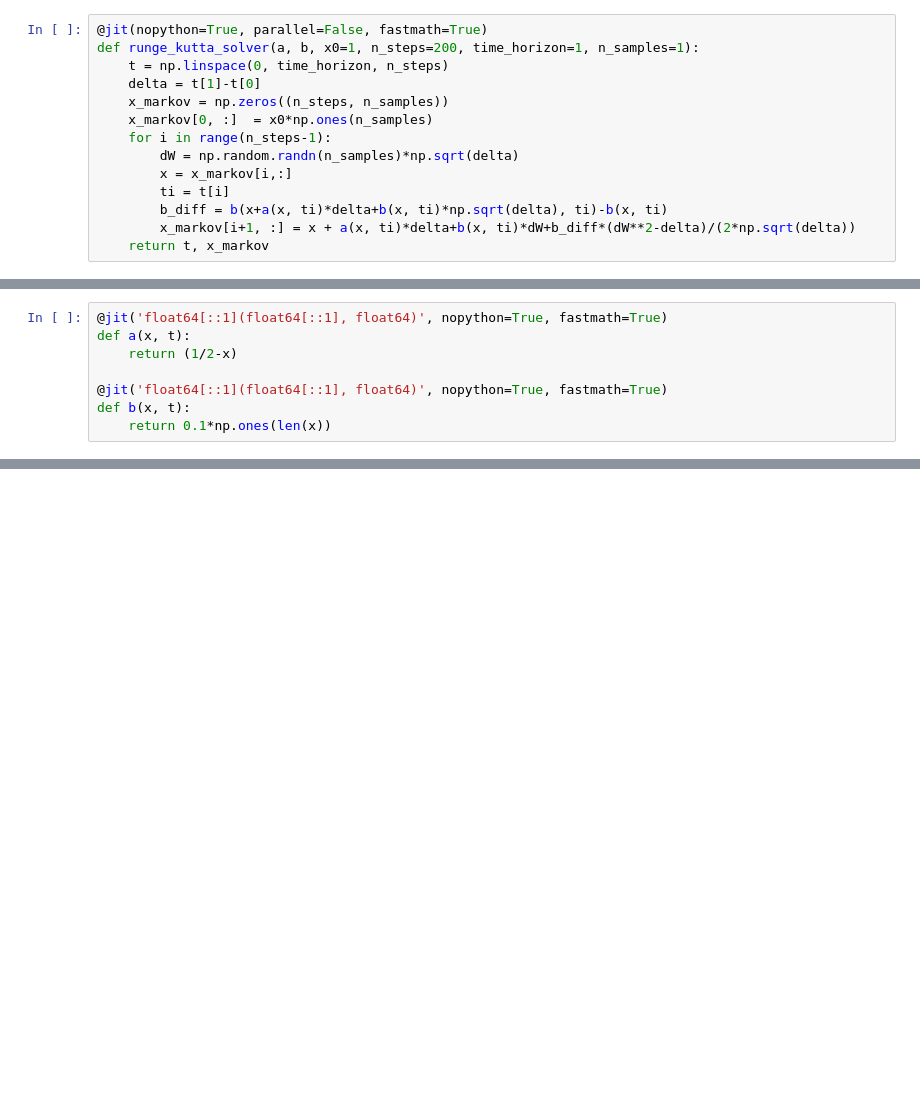
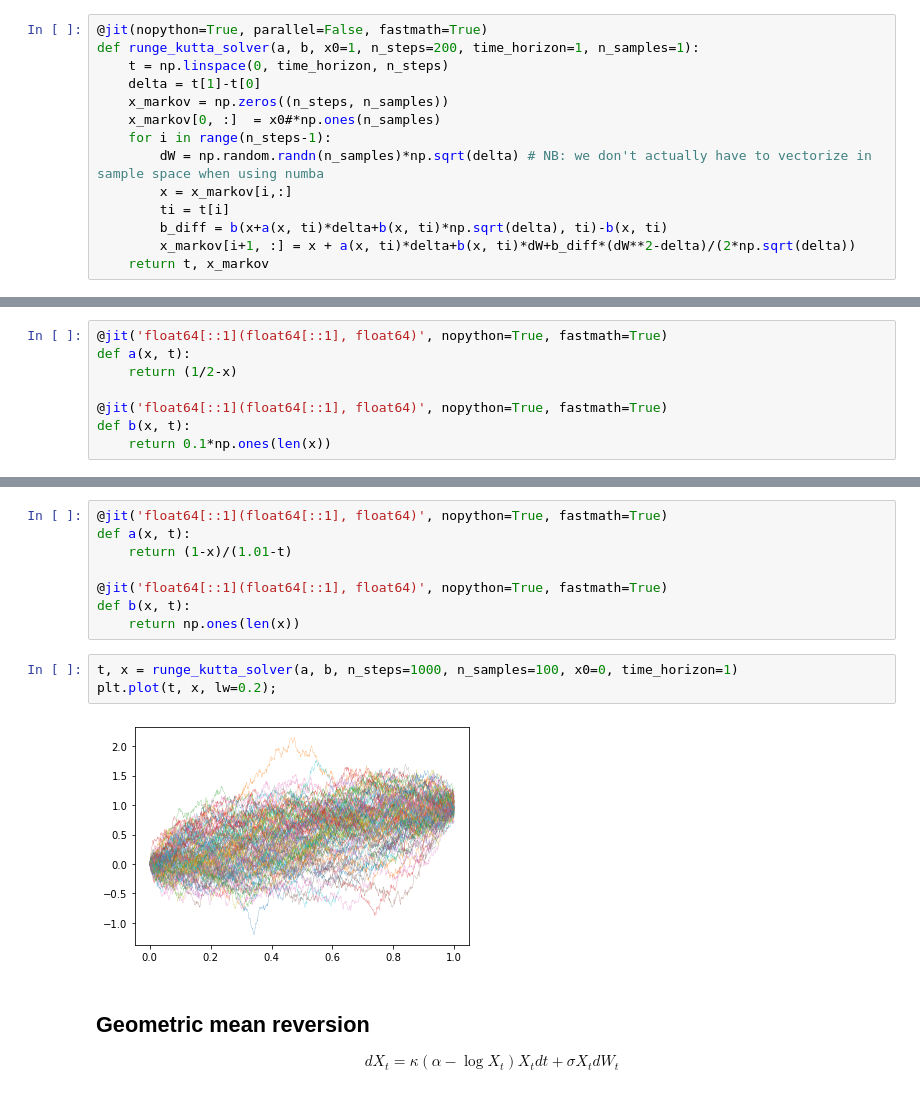
Before and after one commit to borab96/computational-statistics, a Jupyter notebook: TimeSeries/RungeKuttaSDE.ipynb, the cells around one changed output, grey strips where cells are left out. Saved outputs shown, nothing was run; the diff lists cells and outputs as text; blank space fills up the shorter version.

```diff
--- a/TimeSeries/RungeKuttaSDE.ipynb
+++ b/TimeSeries/RungeKuttaSDE.ipynb
@@ -10,9 +10,9 @@ def runge_kutta_solver(a, b, x0=1, n_steps=200, time_horizon=1, n_samples=1):
     t = np.linspace(0, time_horizon, n_steps)
     delta = t[1]-t[0]
     x_markov = np.zeros((n_steps, n_samples))
-    x_markov[0, :]  = x0*np.ones(n_samples)
+    x_markov[0, :]  = x0#*np.ones(n_samples)
     for i in range(n_steps-1):
-        dW = np.random.randn(n_samples)*np.sqrt(delta)
+        dW = np.random.randn(n_samples)*np.sqrt(delta) # NB: we don't actually have to vectorize in sample space when using numba
         x = x_markov[i,:]
         ti = t[i]
         b_diff = b(x+a(x, ti)*delta+b(x, ti)*np.sqrt(delta), ti)-b(x, ti)
@@ -65,0 +75,18 @@ plt.axhline(1/2);
+# %%
+@jit('float64[::1](float64[::1], float64)', nopython=True, fastmath=True)
+def a(x, t):
+    return (1-x)/(1.01-t)
+
+@jit('float64[::1](float64[::1], float64)', nopython=True, fastmath=True)
+def b(x, t):
+    return np.ones(len(x))
+# %%
+t, x = runge_kutta_solver(a, b, n_steps=1000, n_samples=100, x0=0, time_horizon=1)
+plt.plot(t, x, lw=0.2);
+# %% [output]
+[figure, added]
+# %% [markdown]
+## Geometric mean reversion
+$$
+dX_t = \kappa(\alpha-\log X_t)X_tdt+\sigma X_tdW_t
+$$
```
Also changed, not shown: parts of 7 cells of this notebook.
